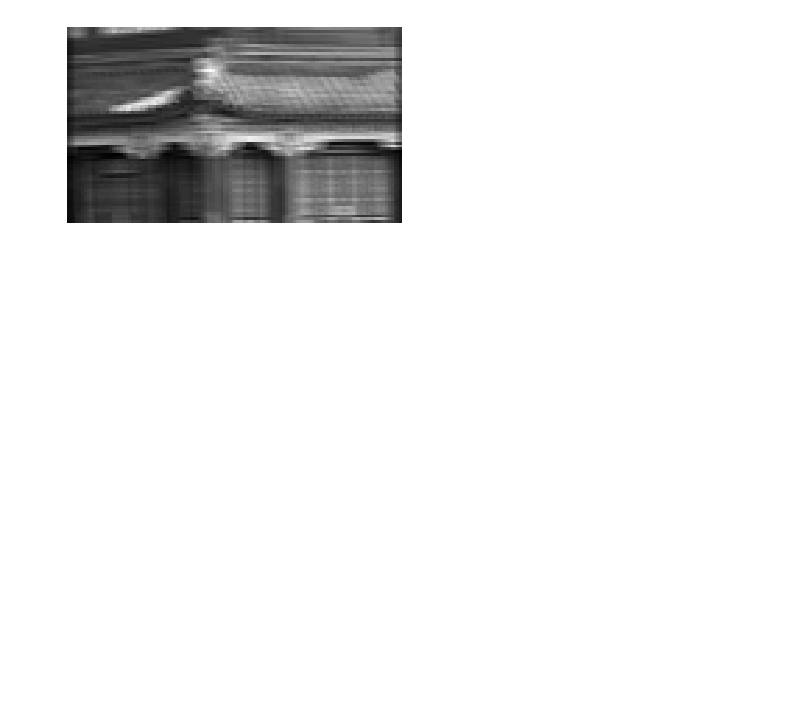
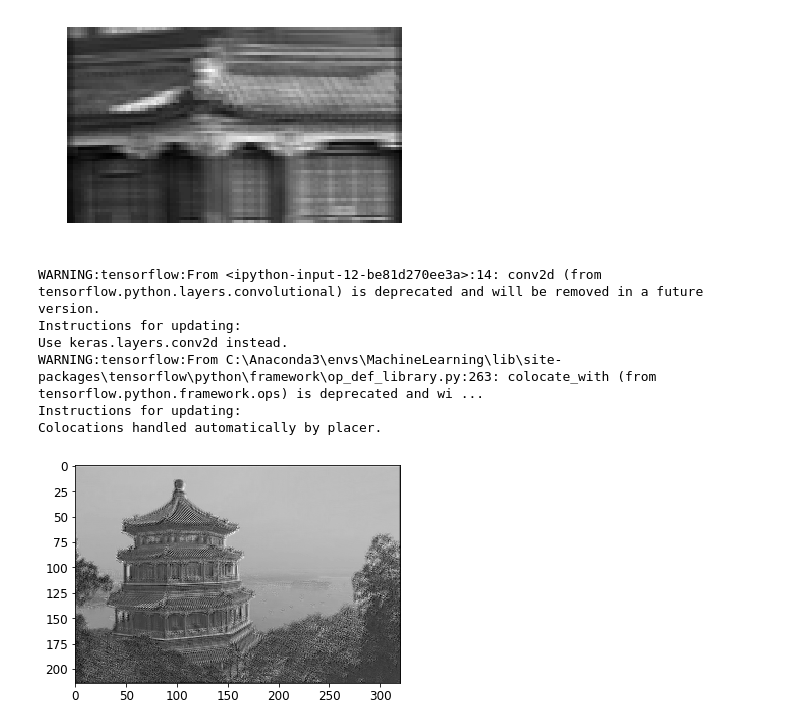
Before and after one commit to hiro-kimu-1009768/scikit-learn-and-TensorFlow-, a Jupyter notebook: 13_convolutional_neural_networks/13_Convolutional_Neural_Networks.ipynb, the cells around one changed output. Cells and saved outputs as stored; diff of their text form; code cells hidden in the pictures; blank space fills up the shorter version.

```diff
--- a/13_convolutional_neural_networks/13_Convolutional_Neural_Networks.ipynb
+++ b/13_convolutional_neural_networks/13_Convolutional_Neural_Networks.ipynb
@@ -117,0 +126,32 @@ plt.show()
+# %%
+import numpy as np
+from sklearn.datasets import load_sample_images
+
+# Load sample images
+china = load_sample_image("china.jpg")
+flower = load_sample_image("flower.jpg")
+dataset = np.array([china, flower], dtype=np.float32)
+batch_size, height, width, channels = dataset.shape # (2, 427, 640, 3)
+
+reset_graph()
+
+X = tf.placeholder(shape=(None, height, width, channels), dtype=tf.float32)
+conv = tf.layers.conv2d(X, filters=2, kernel_size=7, strides=[2,2],
+                        padding="SAME")
+
+init = tf.global_variables_initializer()
+
+with tf.Session() as sess:
+    init.run()
+    output = sess.run(conv, feed_dict={X: dataset})
+
+plt.imshow(output[0, :, :, 1], cmap="gray") # plot 1st image's 2nd feature map
+plt.show()
+# %% [output]
+WARNING:tensorflow:From <ipython-input-12-be81d270ee3a>:14: conv2d (from tensorflow.python.layers.convolutional) is deprecated and will be removed in a future version.
+Instructions for updating:
+Use keras.layers.conv2d instead.
+WARNING:tensorflow:From C:\Anaconda3\envs\MachineLearning\lib\site-packages\tensorflow\python\framework\op_def_library.py:263: colocate_with (from tensorflow.python.framework.ops) is deprecated and wi ...
+Instructions for updating:
+Colocations handled automatically by placer.
+[figure, added]
```
Also changed, not shown: parts of 7 cells of this notebook, 2 other files.
